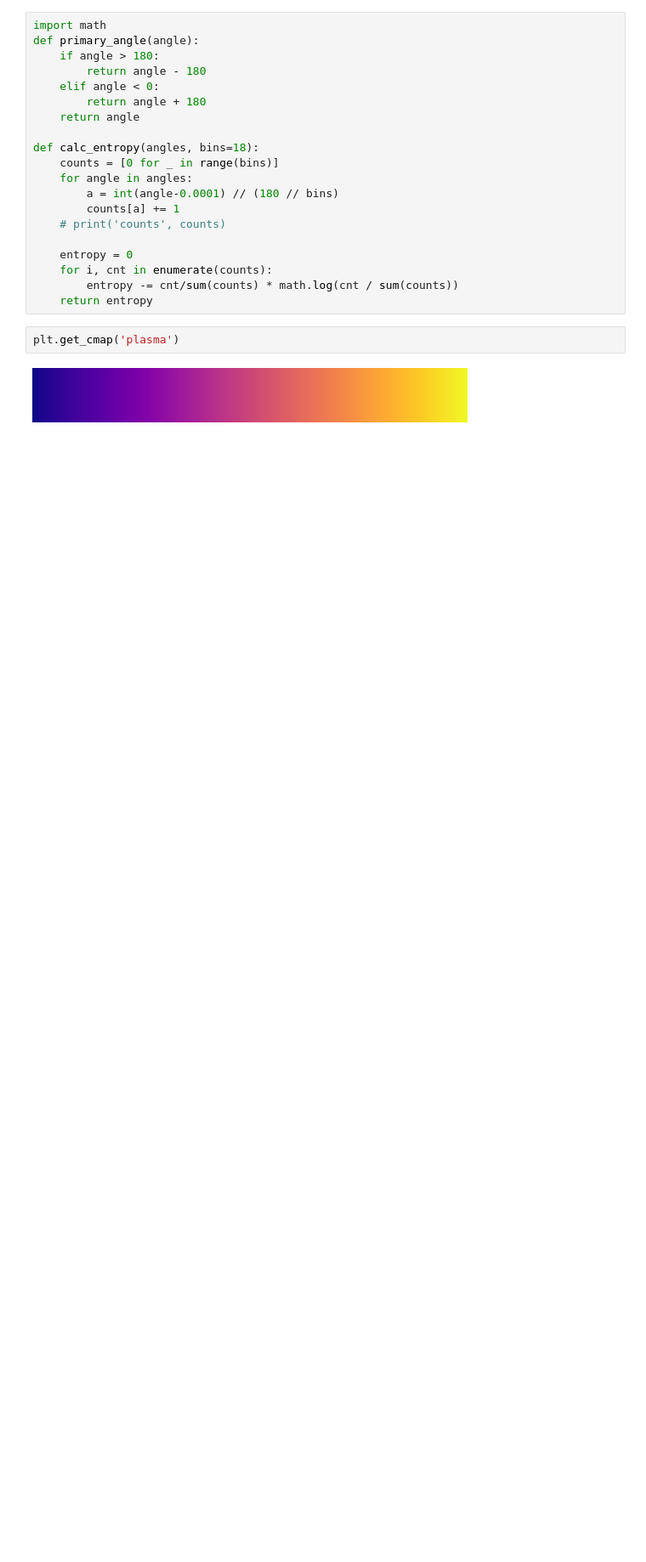
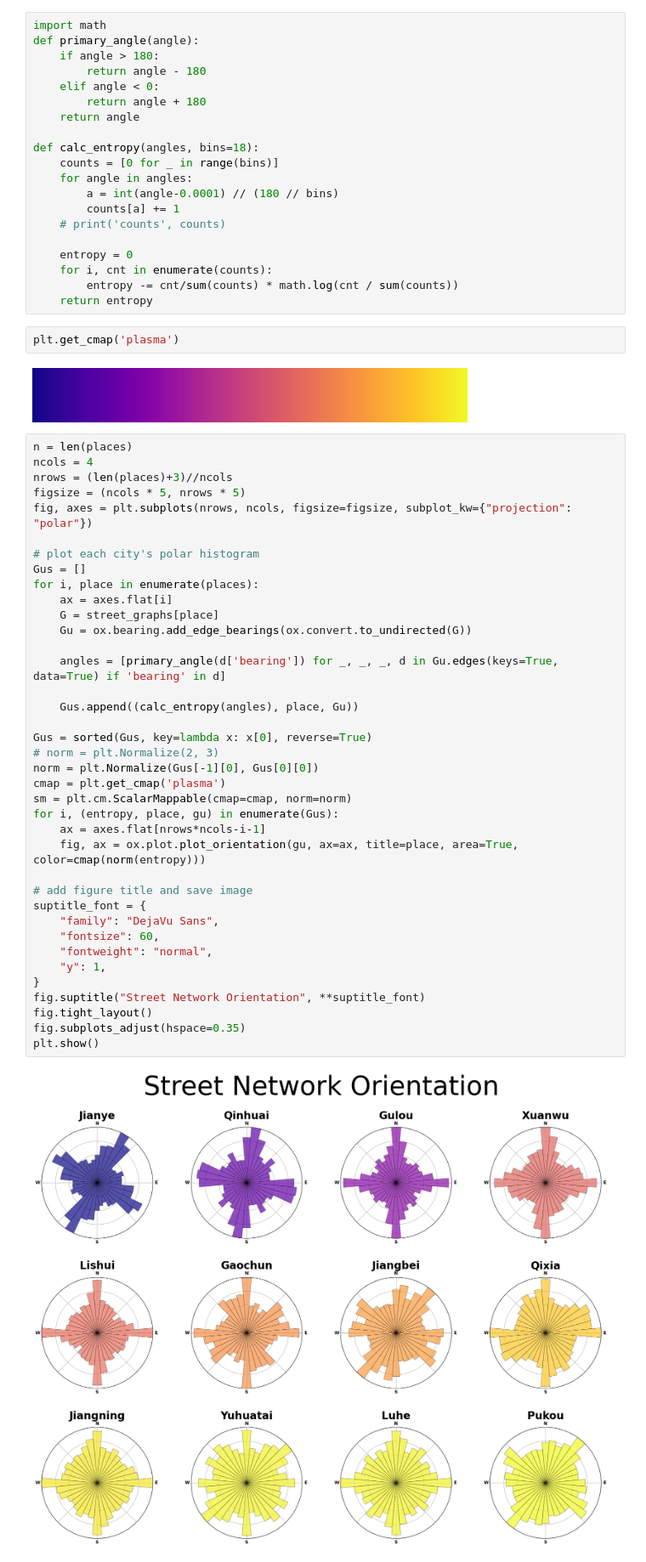
Before and after one commit to amomorning/py5-tectonics, a Jupyter notebook: teaching/ch3/orientation_entropy.ipynb, the cells around one changed output. Shown at 85% size. Drawn from its saved outputs; the diff is of its cells as text; blank space fills up the shorter version.

```diff
--- a/teaching/ch3/orientation_entropy.ipynb
+++ b/teaching/ch3/orientation_entropy.ipynb
@@ -108,6 +100,46 @@ def calc_entropy(angles, bins=18):
 plt.get_cmap('plasma')
 # %% [output]
 [figure]
+# %%
+n = len(places)
+ncols = 4
+nrows = (len(places)+3)//ncols
+figsize = (ncols * 5, nrows * 5)
+fig, axes = plt.subplots(nrows, ncols, figsize=figsize, subplot_kw={"projection": "polar"})
+
+# plot each city's polar histogram
+Gus = []
+for i, place in enumerate(places):
+    ax = axes.flat[i]
+    G = street_graphs[place]
+    Gu = ox.bearing.add_edge_bearings(ox.convert.to_undirected(G))
+
+    angles = [primary_angle(d['bearing']) for _, _, _, d in Gu.edges(keys=True, data=True) if 'bearing' in d]
+
+    Gus.append((calc_entropy(angles), place, Gu))
+
+Gus = sorted(Gus, key=lambda x: x[0], reverse=True)
+# norm = plt.Normalize(2, 3)
+norm = plt.Normalize(Gus[-1][0], Gus[0][0])
+cmap = plt.get_cmap('plasma')
+sm = plt.cm.ScalarMappable(cmap=cmap, norm=norm)
+for i, (entropy, place, gu) in enumerate(Gus):
+    ax = axes.flat[nrows*ncols-i-1]
+    fig, ax = ox.plot.plot_orientation(gu, ax=ax, title=place, area=True, color=cmap(norm(entropy)))
+
+# add figure title and save image
+suptitle_font = {
+    "family": "DejaVu Sans",
+    "fontsize": 60,
+    "fontweight": "normal",
+    "y": 1,
+}
+fig.suptitle("Street Network Orientation", **suptitle_font)
+fig.tight_layout()
+fig.subplots_adjust(hspace=0.35)
+plt.show()
+# %% [output]
+[figure, added]
 # %%
 fig, ax = plt.subplots(figsize=(20, 20))
 
```
Also changed, not shown: parts of 4 cells of this notebook, 1 other file.
